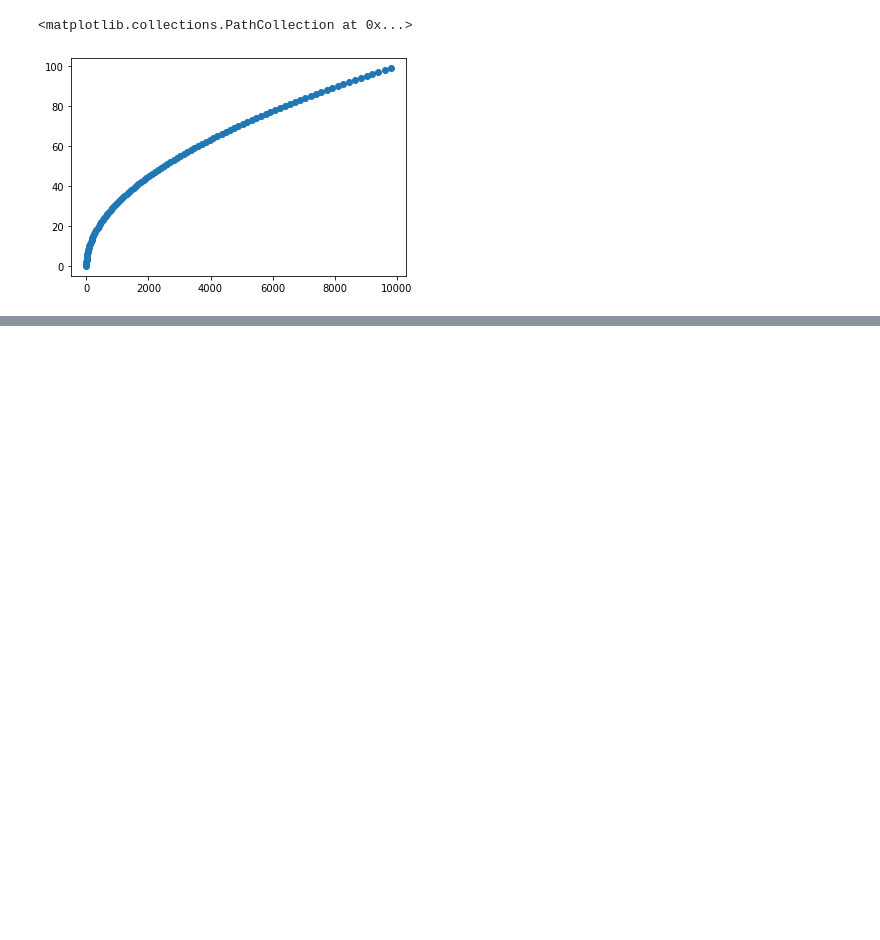
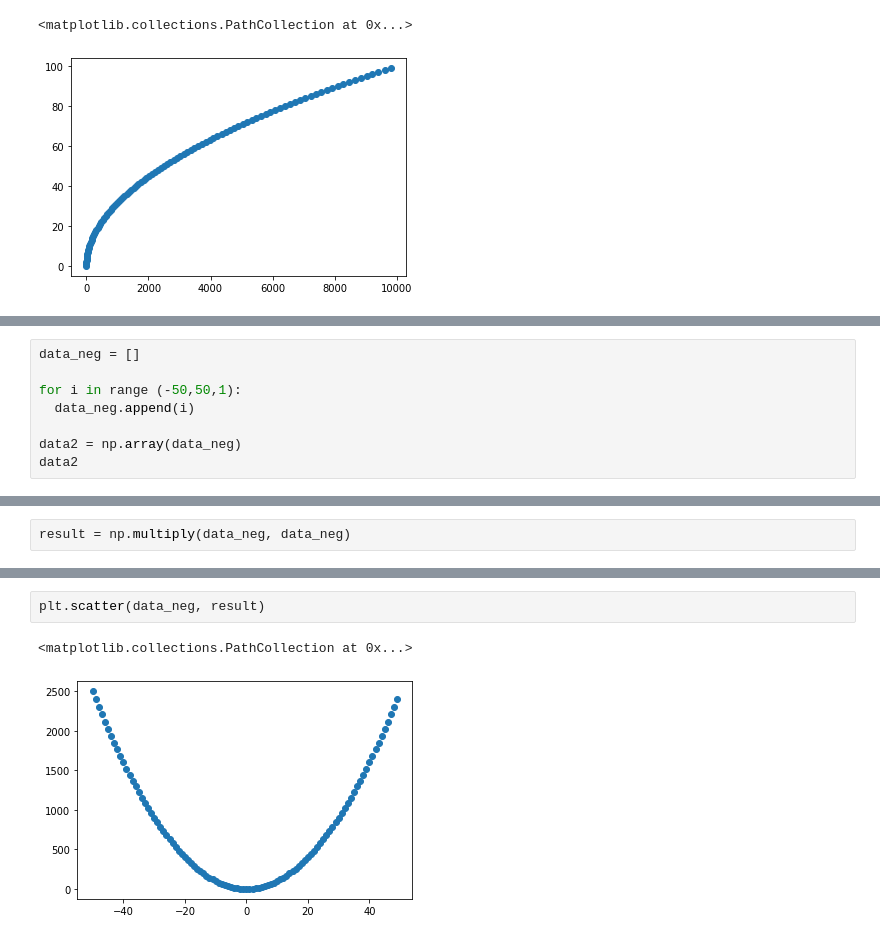
Before and after one commit to anujthapamagar/FEDS, a Jupyter notebook: datatypes.ipynb, the cells around one changed output, grey strips where cells are left out. Drawn from its saved outputs; the diff is of its cells as text; blank space fills up the shorter version.

```diff
--- a/datatypes.ipynb
+++ b/datatypes.ipynb
@@ -159,0 +197,8 @@ plt.scatter(result, data1)
+# %%
+data_neg = []
+
+for i in range (-50,50,1):
+  data_neg.append(i)
+
+data2 = np.array(data_neg)
+data2
@@ -159,0 +214,2 @@ plt.scatter(result, data1)
+# %%
+result = np.multiply(data_neg, data_neg)
@@ -159,0 +229,5 @@ plt.scatter(result, data1)
+# %%
+plt.scatter(data_neg, result)
+# %% [output]
+<matplotlib.collections.PathCollection at 0x...>
+[figure, added]
```
Also changed, not shown: parts of 15 cells of this notebook.
